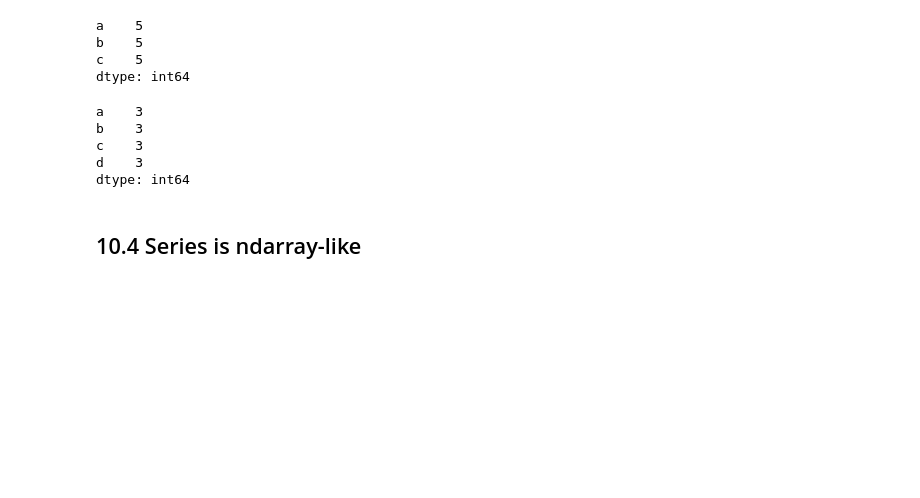
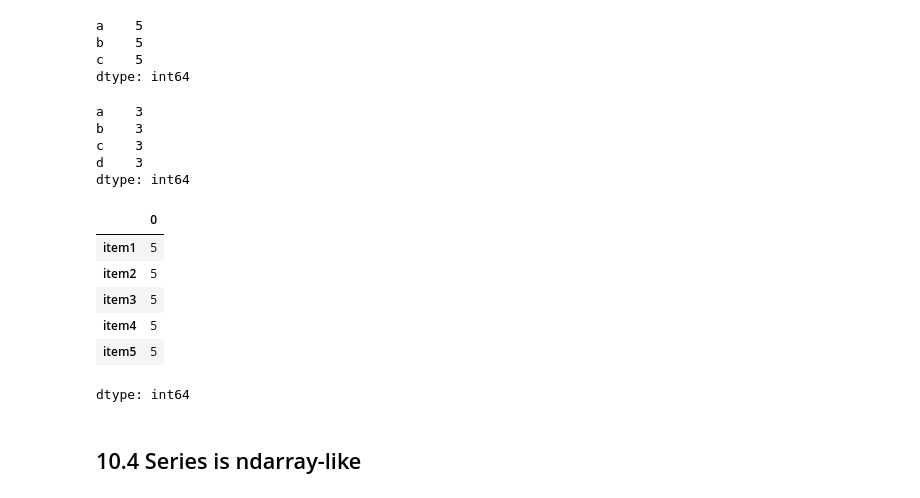
Before and after one commit to IAT-ExploringAI-2024/Week1---Intro-to-Python, a Jupyter notebook: Introduction_to_Python.ipynb, the cells around one changed output. Saved outputs shown, nothing was run; the diff lists cells and outputs as text; code cells hidden in the pictures; blank space fills up the shorter version.

```diff
--- a/Introduction_to_Python.ipynb
+++ b/Introduction_to_Python.ipynb
@@ -1226,6 +1268,18 @@ b    3
 c    3
 d    3
 dtype: int64
+# %%
+#created my own version of the above to show how the int value is repeated 5 different times
+chart = pd.Series(5, index=['item1', 'item2', 'item3', 'item4', "item5"])
+chart #print it to console
+# %% [output]
+|  | 0 |
+| item1 | 5 |
+| item2 | 5 |
+| item3 | 5 |
+| item4 | 5 |
+| item5 | 5 |
+dtype: int64
 # %% [markdown]
 ## 10.4 Series is ndarray-like
 # %% [markdown]
```
Also changed, not shown: parts of 25 cells of this notebook.
